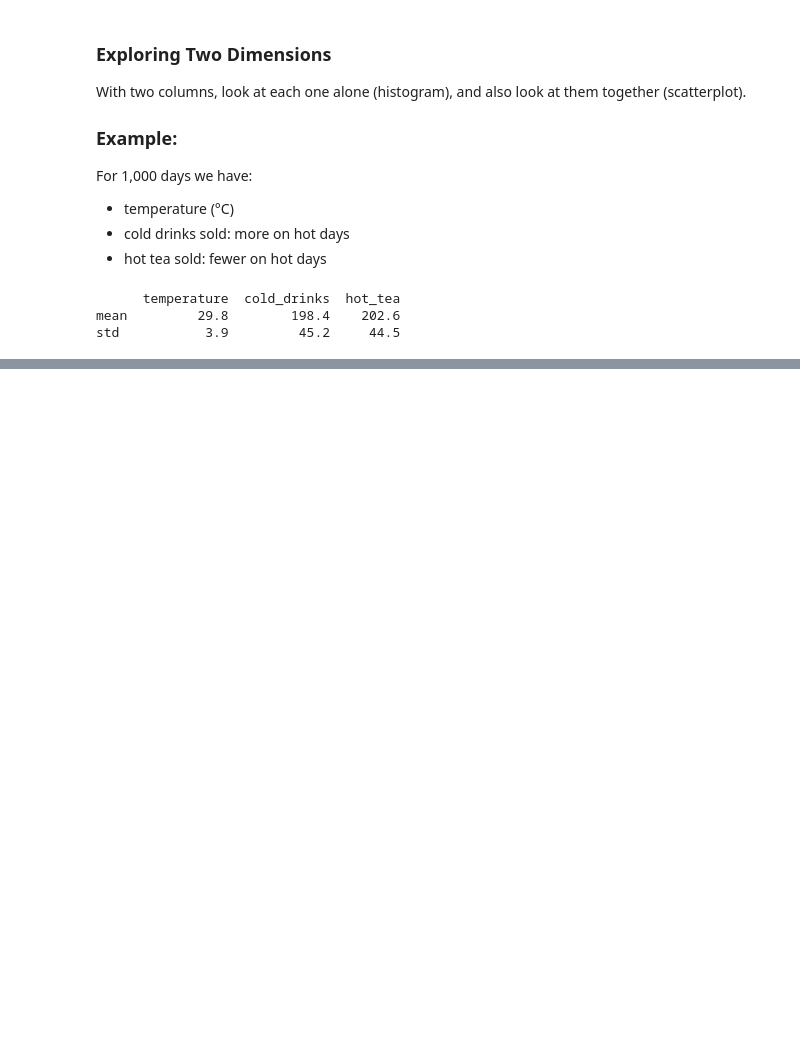
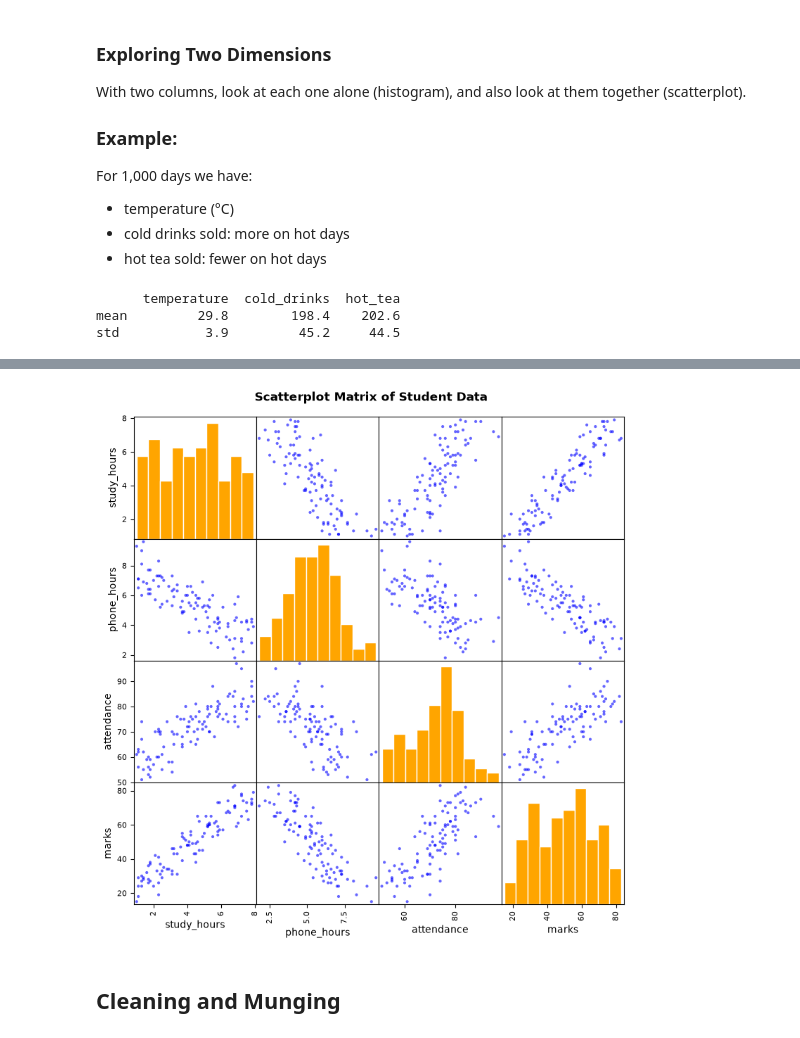
Before and after one commit to mat6099/ML_Debasis_Das, a Jupyter notebook: Working_with_Data.ipynb, the cells around one changed output, grey strips where cells are left out. Saved outputs shown, nothing was run; the diff lists cells and outputs as text; code cells hidden in the pictures; blank space fills up the shorter version.

Commit message:
modified:   Working_with_Data.ipynb 	new file:   work_with_data/dirty_prices.csv

```diff
--- a/Working_with_Data.ipynb
+++ b/Working_with_Data.ipynb
@@ -167,0 +196,11 @@ std           3.9         45.2     44.5
+# %%
+rng = np.random.default_rng(2)
+n = 100
+study = rng.uniform(1, 8, n)
+phone = np.clip(8 - 0.6 * study + rng.normal(0, 1, n), 0.5, None)
+attendance = np.clip(55 + 4 * study + rng.normal(0, 5, n), 0, 100)
+marks = np.clip(30 + 7 * study - 2 * phone + rng.normal(0, 6, n), 0, 100)
+
+students = pd.DataFrame({"study_hours": study.round(1), "phone_hours": phone.round(1),
+                         "attendance": attendance.round(0), "marks": marks.round(0)})
+students.head()
@@ -167,0 +235,9 @@ std           3.9         45.2     44.5
+# %%
+axes = pd.plotting.scatter_matrix(students, figsize=(9, 9), color='blue', alpha=0.6,
+                                  hist_kwds={"color": 'orange', "edgecolor": "white"})
+plt.suptitle("Scatterplot Matrix of Student Data", fontweight="bold", y=0.92)
+plt.show()
+# %% [output]
+[figure, added]
+# %% [markdown]
+## Cleaning and Munging
```
Also changed, not shown: parts of 8 cells of this notebook, 1 other file.
